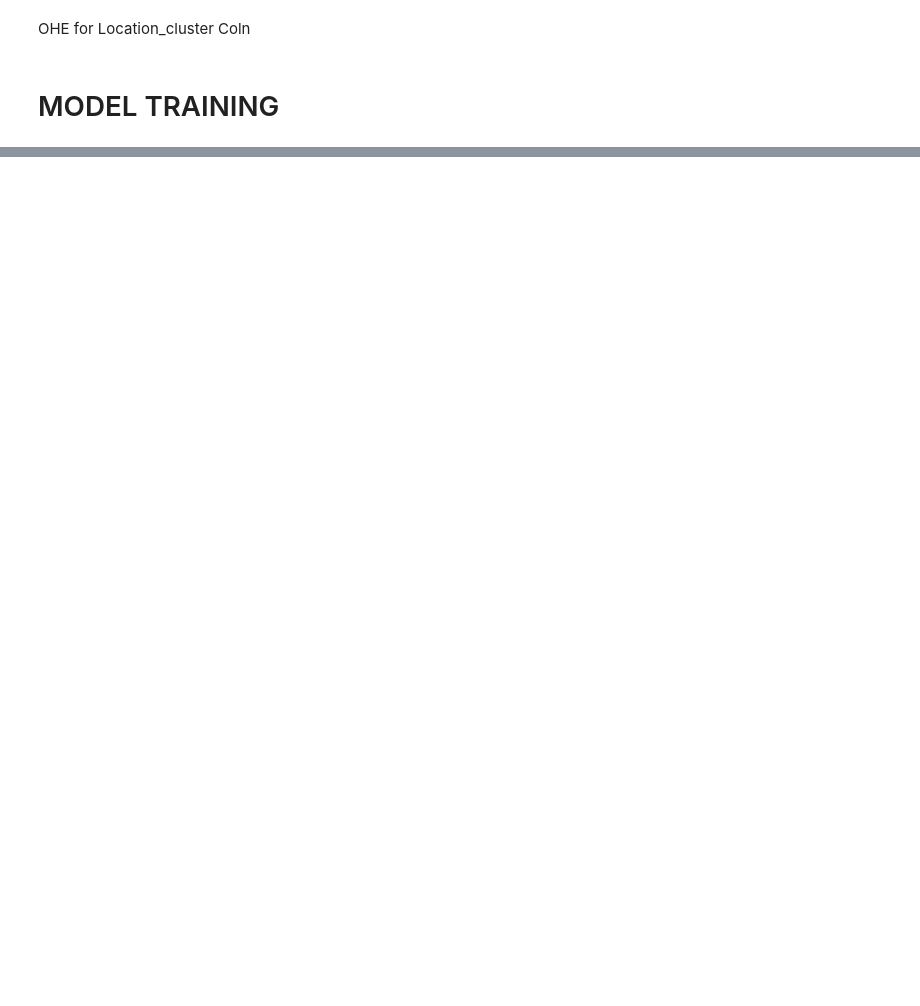
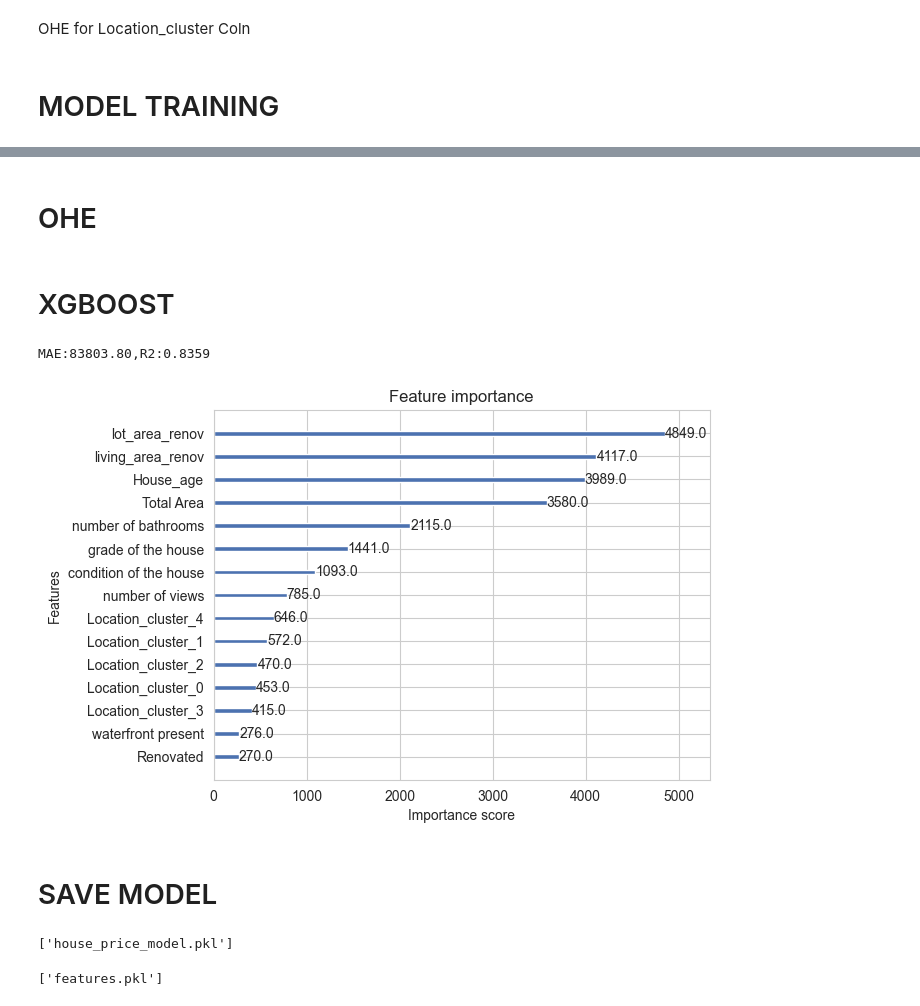
Before and after one commit to abhishek24-06/Indian-House-Price-Prediction, a Jupyter notebook: Data__Analysis.ipynb, the cells around one changed output, grey strips where cells are left out. Drawn from its saved outputs; the diff is of its cells as text; code cells hidden in the pictures; blank space fills up the shorter version.

Commit message:
Model trainig and Evaluation done

```diff
--- a/Data__Analysis.ipynb
+++ b/Data__Analysis.ipynb
@@ -216,0 +383,2 @@ X_test=X_test.astype(int)
+# %%
+X_new=X.drop(columns=['number of floors','number of bedrooms','lot area'])
@@ -216,0 +387,56 @@ X_test=X_test.astype(int)
+# %%
+X_train,X_test,y_train,y_test=train_test_split(X_new,y,test_size=0.2,random_state=69)
+# %% [markdown]
+# OHE
+# %%
+X_train=pd.get_dummies(X_train,columns=['Location_cluster'])
+X_test=pd.get_dummies(X_test,columns=['Location_cluster'])
+
+X_train,X_test=X_train.align(X_test,join='left',axis=1,fill_value=0)
+# %% [markdown]
+# XGBOOST
+# %%
+xgb = XGBRegressor(
+    n_estimators=500,
+    learning_rate=0.03,
+    max_depth=6,
+    subsample=0.8,
+    colsample_bytree=0.8,
+    reg_alpha=0.1,
+    reg_lambda=1,
+    random_state=42,
+    n_jobs=-1
+)
+
+xgb.fit(X_train,y_train)
+
+y_pred_log=xgb.predict(X_test)
+
+y_pred=np.expm1(y_pred_log)
+y_actual=np.expm1(y_test)
+
+mae=mean_absolute_error(y_actual,y_pred)
+r2=r2_score(y_actual,y_pred)
+
+print(f'MAE:{mae:.2f},R2:{r2:.4f}')
+# %% [output]
+MAE:83803.80,R2:0.8359
+# %%
+from xgboost import plot_importance
+
+plot_importance(xgb)
+plt.show()
+# %% [output]
+[figure, added]
+# %% [markdown]
+# SAVE MODEL
+# %%
+import joblib
+
+joblib.dump(xgb,'house_price_model.pkl')
+# %% [output]
+['house_price_model.pkl']
+# %%
+joblib.dump(X_train.columns.tolist(), "features.pkl")
+# %% [output]
+['features.pkl']
```
Also changed, not shown: parts of 17 cells of this notebook, 1 other file.
